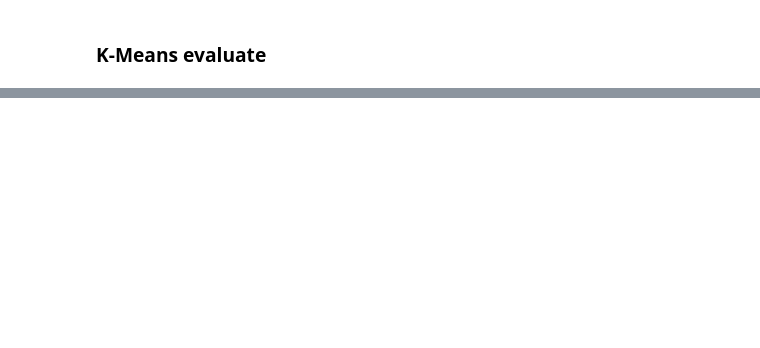
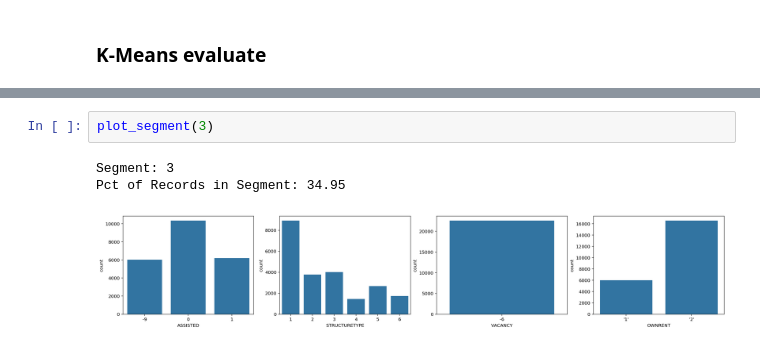
Before and after one commit to MiguelAMartinez/american-housing-survey, a Jupyter notebook: EDA.ipynb, the cells around one changed output, grey strips where cells are left out. Saved outputs shown, nothing was run; the diff lists cells and outputs as text; blank space fills up the shorter version.

```diff
--- a/EDA.ipynb
+++ b/EDA.ipynb
@@ -287,0 +326,6 @@ def plot_cluster_demographics(k, pca_features, kmeans_labels):
+# %%
+plot_segment(3)
+# %% [output]
+Segment: 3
+Pct of Records in Segment: 34.95
+[figure, added]
```
Also changed, not shown: parts of 14 cells of this notebook.
